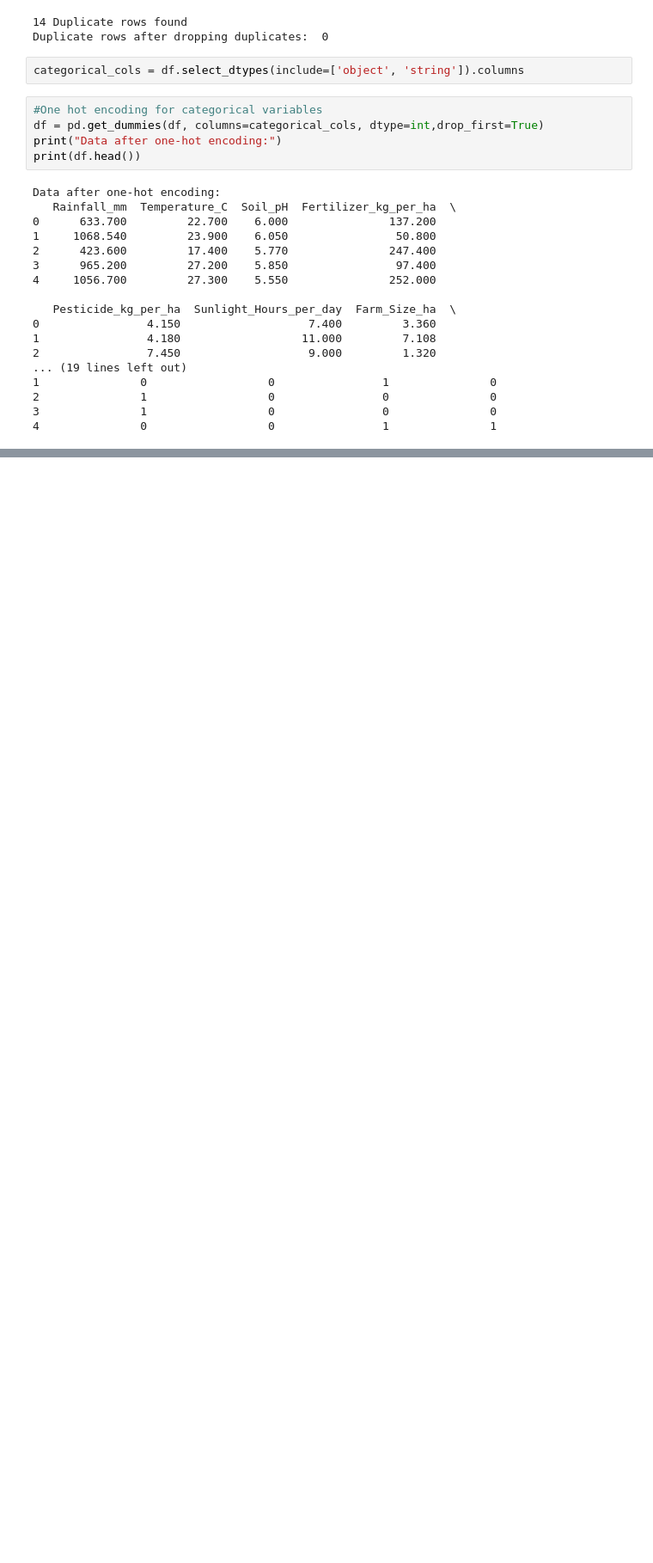
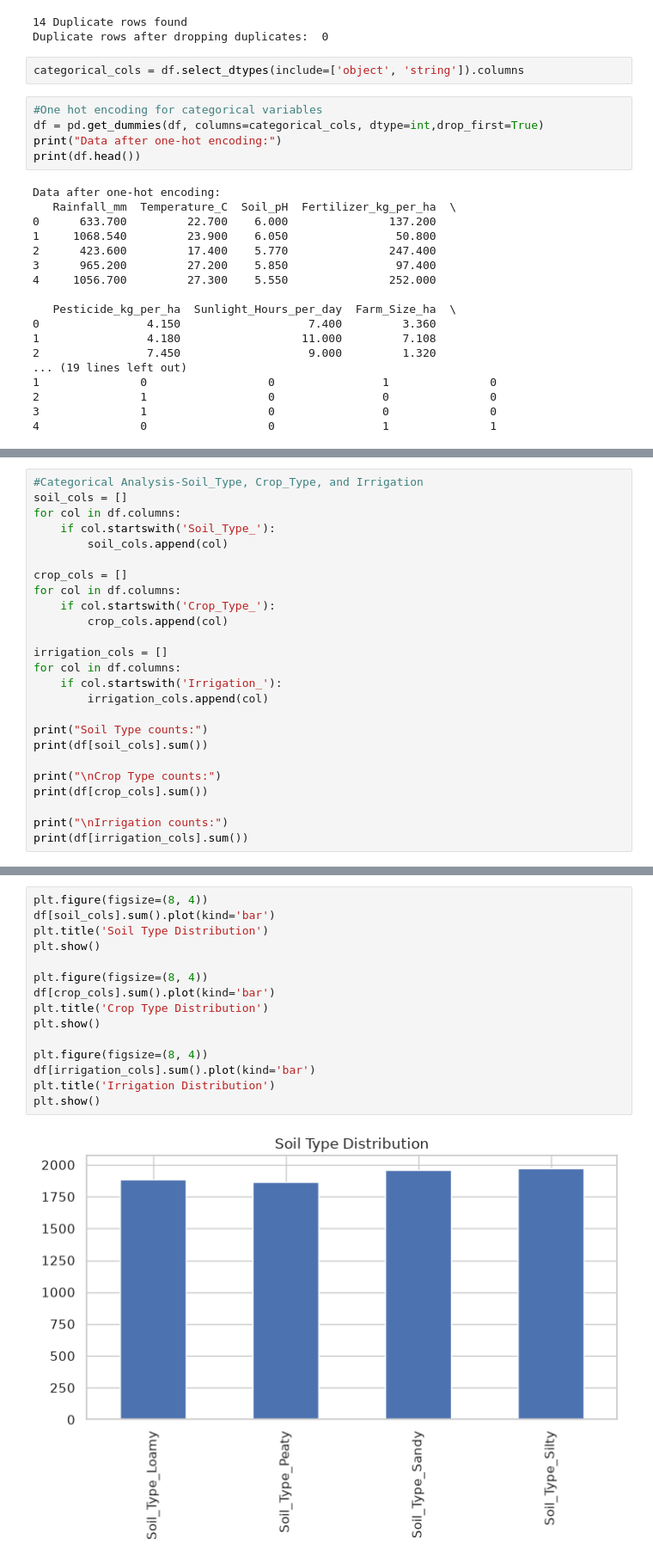
Before and after one commit to AaronShenny/crop_yield_predication, a Jupyter notebook: app.ipynb, the cells around one changed output, grey strips where cells are left out. Shown at 86% size. Cells and saved outputs as stored; diff of their text form; blank space fills up the shorter version.

```diff
--- a/app.ipynb
+++ b/app.ipynb
@@ -379,0 +392,25 @@ Data after one-hot encoding:
+# %%
+#Categorical Analysis-Soil_Type, Crop_Type, and Irrigation
+soil_cols = []
+for col in df.columns:
+    if col.startswith('Soil_Type_'):
+        soil_cols.append(col)
+
+crop_cols = []
+for col in df.columns:
+    if col.startswith('Crop_Type_'):
+        crop_cols.append(col)
+
+irrigation_cols = []
+for col in df.columns:
+    if col.startswith('Irrigation_'):
+        irrigation_cols.append(col)
+
+print("Soil Type counts:")
+print(df[soil_cols].sum())
+
+print("\nCrop Type counts:")
+print(df[crop_cols].sum())
+
+print("\nIrrigation counts:")
+print(df[irrigation_cols].sum())
@@ -379,0 +436,17 @@ Data after one-hot encoding:
+# %%
+plt.figure(figsize=(8, 4))
+df[soil_cols].sum().plot(kind='bar')
+plt.title('Soil Type Distribution')
+plt.show()
+
+plt.figure(figsize=(8, 4))
+df[crop_cols].sum().plot(kind='bar')
+plt.title('Crop Type Distribution')
+plt.show()
+
+plt.figure(figsize=(8, 4))
+df[irrigation_cols].sum().plot(kind='bar')
+plt.title('Irrigation Distribution')
+plt.show()
+# %% [output]
+[figure, added]
```
Also changed, not shown: parts of 10 cells of this notebook.
